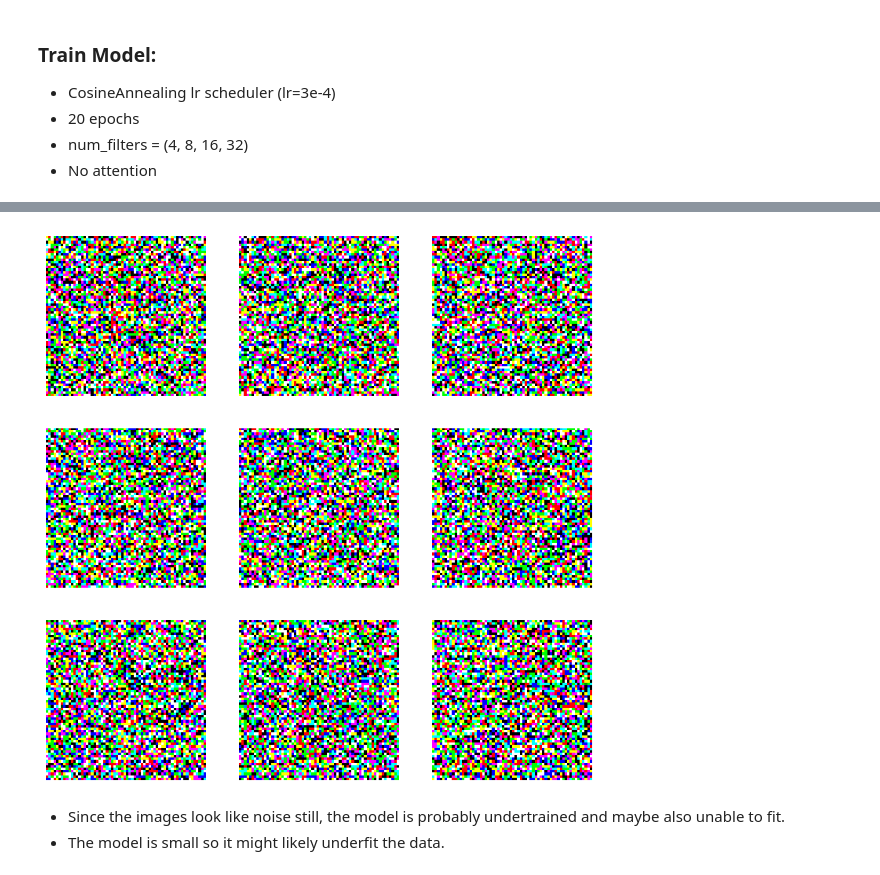
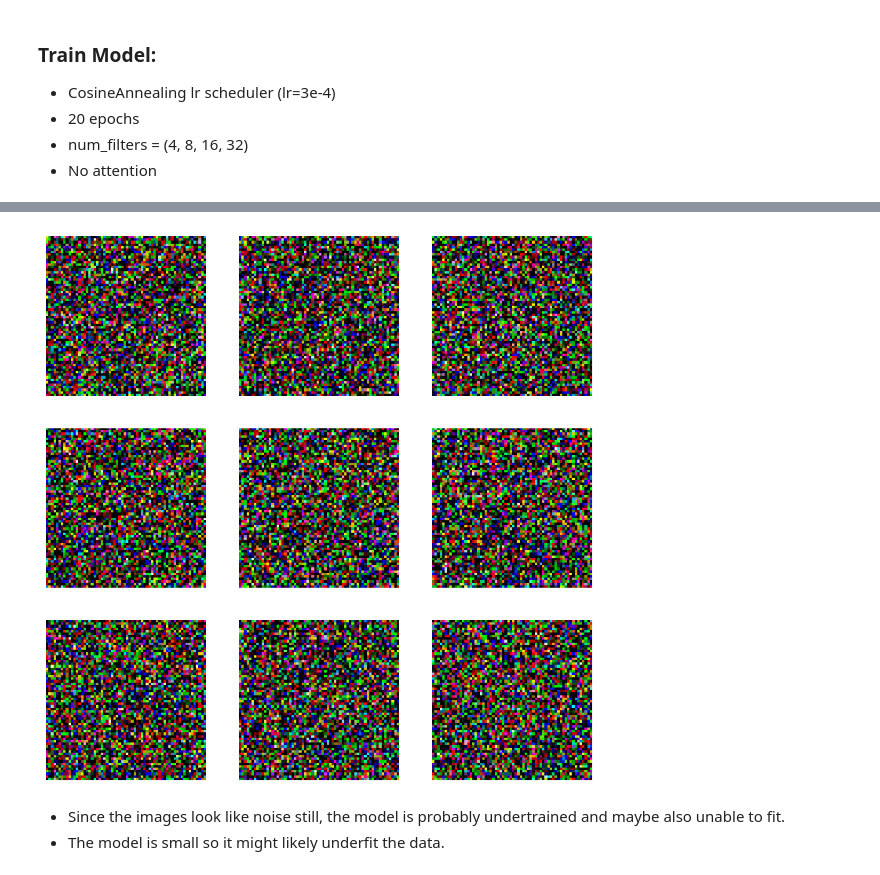
Before and after one commit to dumbdude00/dumbAI, a Jupyter notebook: GalvanizedHeart_nbs/11_uncondunet_goldfish.ipynb, the cells around one changed output, grey strips where cells are left out. Drawn from its saved outputs; the diff is of its cells as text; code cells hidden in the pictures.

```diff
--- a/GalvanizedHeart_nbs/11_uncondunet_goldfish.ipynb
+++ b/GalvanizedHeart_nbs/11_uncondunet_goldfish.ipynb
@@ -216,8 +216,8 @@ learn.fit(epochs)
 # %%
 preds = sample(ddim_step, model, (9, 3, 64, 64), steps=100, eta=1.)
-show_images(preds[0].clamp(0,1))
+show_images(preds[-1].clamp(0,1))
 # %% [output]
-[figure, old version]
+[figure, new version]
 # %% [markdown]
 - Since the images look like noise still, the model is probably undertrained and maybe also unable to fit.
 - The model is small so it might likely underfit the data.
```
Also changed, not shown: parts of 3 cells of this notebook, 1 other file.
